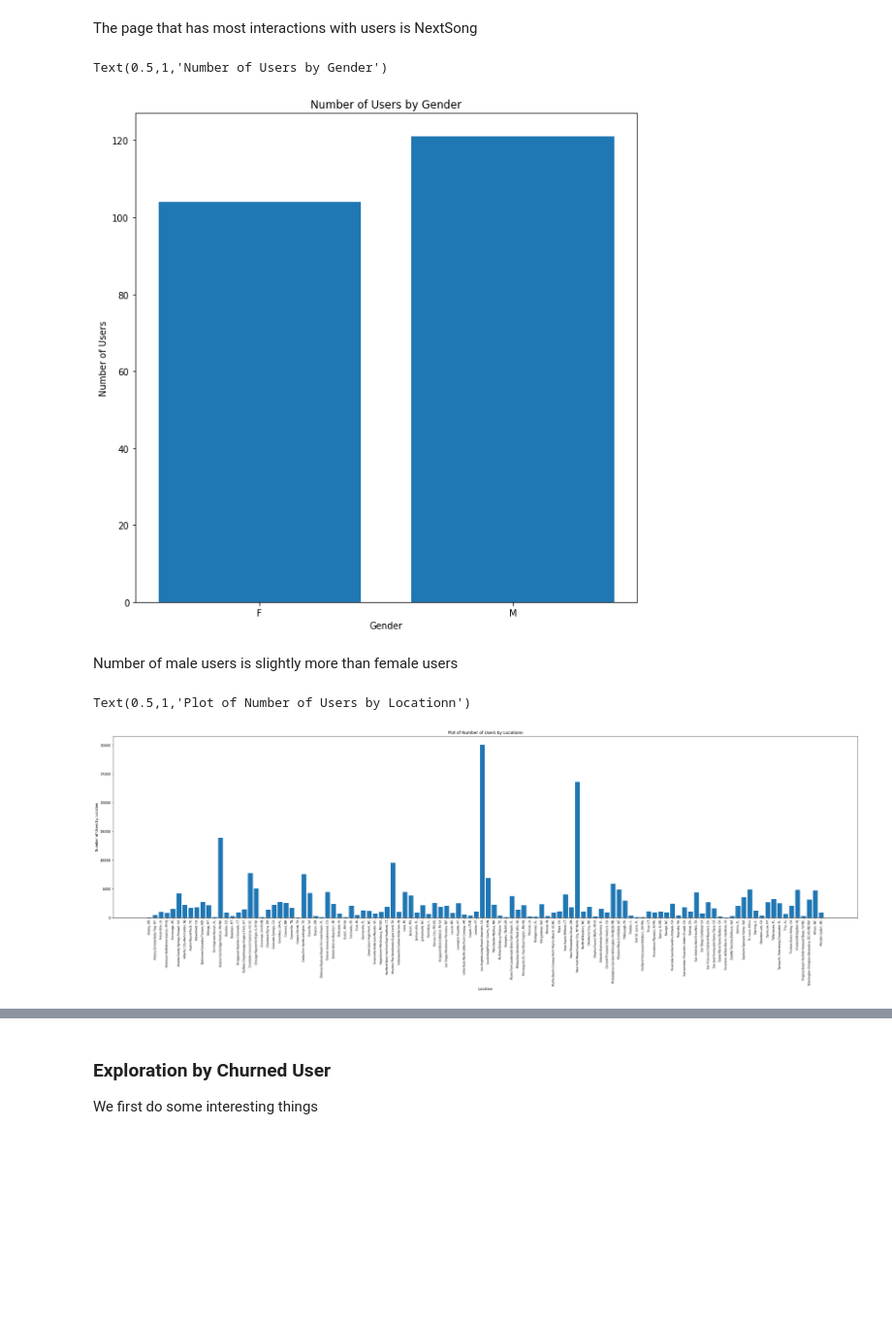
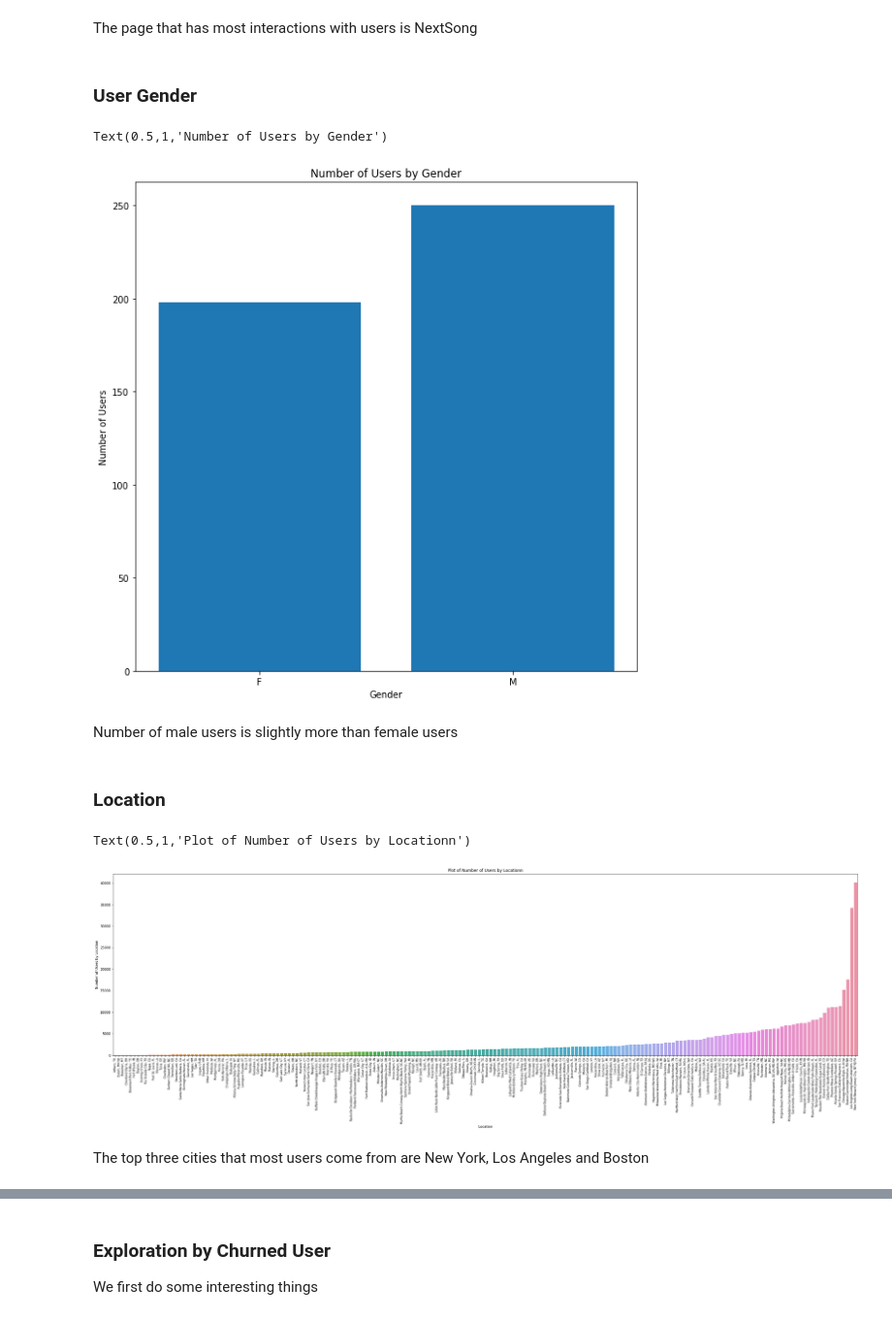
Before and after one commit to BurgerWu/Sparkify-Project, a Jupyter notebook: Sparkify.ipynb, the cells around one changed output, grey strips where cells are left out. Shown at 97% size. Saved outputs shown, nothing was run; the diff lists cells and outputs as text; code cells hidden in the pictures; blank space fills up the shorter version.

```diff
--- a/Sparkify.ipynb
+++ b/Sparkify.ipynb
@@ -23,6 +36,5 @@ import matplotlib.pyplot as plt
 %matplotlib inline
 # %%
 # create a Spark session with configuration
-conf = SparkConf().setMaster('local').set('spark.executor.memory','4g').set('sparl.driver.memory','4g')
-spark = SparkSession.builder.appName("Sparkify").config(conf=conf).getOrCreate()
+spark = SparkSession.builder.appName("Sparkify").getOrCreate()
 # %% [markdown]
@@ -30,7 +42,7 @@ spark = SparkSession.builder.appName("Sparkify").config(conf=conf).getOrCreate()
 Let's load the dataset and clean print out the schema of it
 # %%
 #Load the dataset and print schema
-df = spark.read.json("mini_sparkify_event_data.json")
+df = spark.read.json("medium-sparkify-event-data.json")
 df.printSchema()
 # %% [output]
 root
@@ -120,3 +114,9 @@ root
+# %%
+#Define window for time span calculation
+windowSpec  = Window.partitionBy("userId")
+
+#Create new column containing time span in days
+df = df.withColumn("Time-Span", ceil((sql_func.max(col('ts')).over(windowSpec) - sql_func.min(col('ts')).over(windowSpec))/86400000))
 # %% [markdown]
 ## Explore Data
 Once you've defined churn, perform some exploratory data analysis to observe the behavior for users who stayed vs users who churned. You can start by exploring aggregates on these two groups of users, observing how much of a specific action they experienced per a certain time unit or number of songs played.
@@ -151,5 +153,7 @@ Text(0.5,1,'Number of Page Activities Recorded VS Page Type')
 # %% [markdown]
 The page that has most interactions with users is NextSong
+# %% [markdown]
+### User Gender
 # %%
 #Plot number of users by gender
 gender_count = df.select(['gender','userId']).distinct().groupBy('gender').count().toPandas()
@@ -160,19 +164,23 @@ plt.ylabel("Number of Users")
 plt.title("Number of Users by Gender")
 # %% [output]
 Text(0.5,1,'Number of Users by Gender')
-[figure, old version]
+[figure, new version]
 # %% [markdown]
 Number of male users is slightly more than female users
+# %% [markdown]
+### Location
 # %%
 #Plot number of users by location
 location_count = df.groupBy('location').count().orderBy("count").toPandas()
 plt.figure(figsize = [40,10])
-plt.bar(location_count['location'], location_count['count'])
+sb.barplot(x = 'location', y = 'count', data = location_count)
 plt.xticks(rotation = 90, fontsize=8)
 plt.xlabel("Location")
 plt.ylabel("Number of Users by Location")
 plt.title("Plot of Number of Users by Locationn")
 # %% [output]
 Text(0.5,1,'Plot of Number of Users by Locationn')
-[figure, old version]
+[figure, new version]
+# %% [markdown]
+The top three cities that most users come from are New York, Los Angeles and Boston
 # %% [markdown]
```
Also changed, not shown: parts of 214 cells of this notebook, 1 other file.
